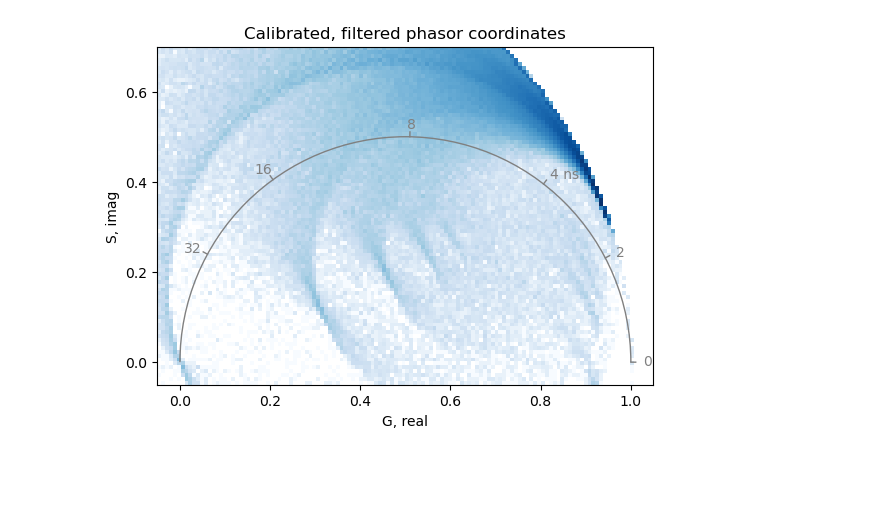
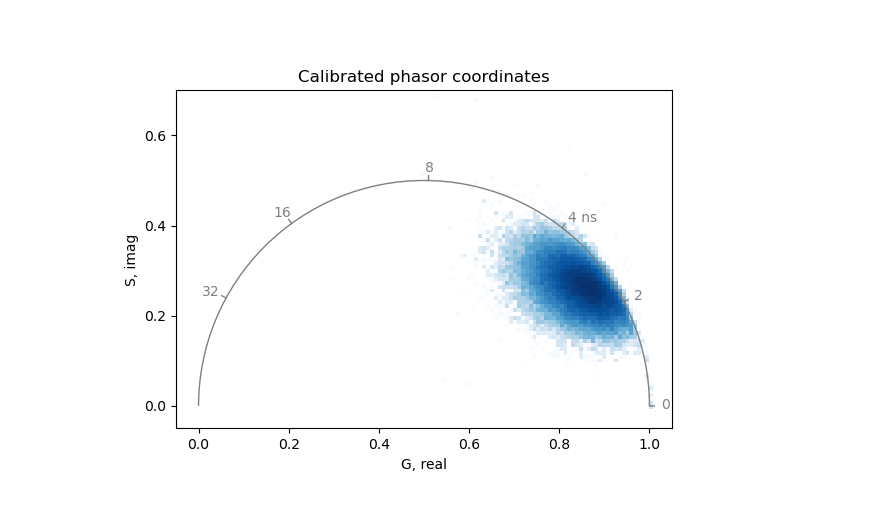
Before and after one commit to alex1075/FLIMKit, a Jupyter notebook: phasor.ipynb, the cells around one changed output. Saved outputs shown, nothing was run; the diff lists cells and outputs as text; code cells hidden in the pictures; blank space fills up the shorter version.

```diff
--- a/phasor.ipynb
+++ b/phasor.ipynb
@@ -150,6 +15,6 @@ def signal_from_PTUFile(
 # %%
-# Smoke test with a PTU file
-signal = signal_from_PTUFile('TTTT.ptu')
+# Load with spatial binning to boost photon counts per pixel
+signal = signal_from_PTUFile('TTTT.ptu', dtype=np.uint32, binning=4)
 print(f"shape:  {signal.shape}")
 print(f"dims:   {signal.dims}")
 print(f"dtype:  {signal.dtype}")
@@ -176,0 +42,21 @@ phasor imag min/max: -1.0000 / 1.0000
+# %%
+import pandas as pd
+from phasorpy.phasor import phasor_to_polar, phasor_transform
+
+# ── Read IRF from the spreadsheet ──
+df = pd.read_excel('TTTT.xlsx', sheet_name='Fit', header=None)
+irf_time_ns = pd.to_numeric(df.iloc[2:, 2], errors='coerce').dropna().values
+irf_counts  = pd.to_numeric(df.iloc[2:, 3], errors='coerce').dropna().values
+
+# ── Interpolate IRF onto the signal's time axis (zeros outside IRF range) ──
+signal_time_ns = signal.coords['H'].values
+irf_on_signal = np.interp(signal_time_ns, irf_time_ns, irf_counts, left=0, right=0)
+
+# ── Compute the IRF phasor (should be near (1,0) for a delta function) ──
+mean_irf, real_irf, imag_irf = phasor_from_signal(
+    irf_on_signal[np.newaxis, :], axis=-1
+)
+phase_irf, mod_irf = phasor_to_polar(real_irf.ravel(), imag_irf.ravel())
+
+print(f"IRF phasor:  G={real_irf.ravel()[0]:.4f}  S={imag_irf.ravel()[0]:.4f}")
+print(f"IRF polar:   phase={phase_irf[0]:.4f} rad  mod={mod_irf[0]:.4f}")
@@ -176,0 +66,10 @@ phasor imag min/max: -1.0000 / 1.0000
+# %%
+# ── Calibrate: rotate by -phase_irf, scale by 1/mod_irf ──
+# This shifts the IRF phasor to (1, 0) and corrects the sample accordingly
+real_cal, imag_cal = phasor_transform(
+    real, imag,
+    -phase_irf[0], 1.0 / mod_irf[0],
+)
+
+print(f"Calibrated real min/max: {np.nanmin(real_cal):.4f} / {np.nanmax(real_cal):.4f}")
+print(f"Calibrated imag min/max: {np.nanmin(imag_cal):.4f} / {np.nanmax(imag_cal):.4f}")
@@ -189,13 +91,13 @@ plot_phasor_image(mean, real, imag, title='Sample')
 # %%
 from phasorpy.plot import plot_phasor
 
 frequency = signal.attrs['frequency']
 
 plot_phasor(
-    real,
-    imag,
+    real_cal,
+    imag_cal,
     frequency=frequency,
-    title='Calibrated, filtered phasor coordinates',
+    title='Calibrated phasor coordinates',
 )
 # %% [output]
-[figure, old version]
+[figure, new version]
```
Also changed, not shown: parts of 9 cells of this notebook, 3 other files.
